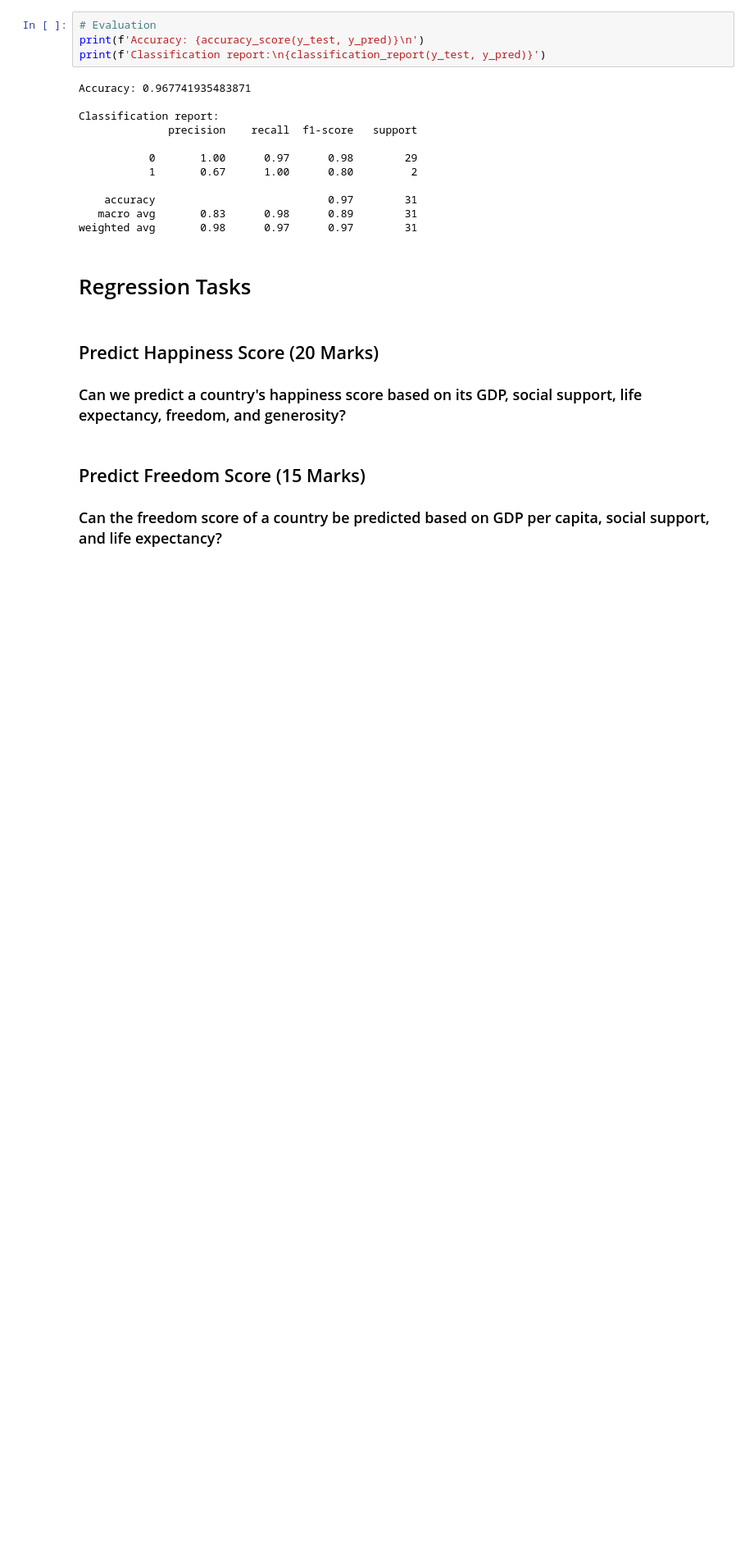
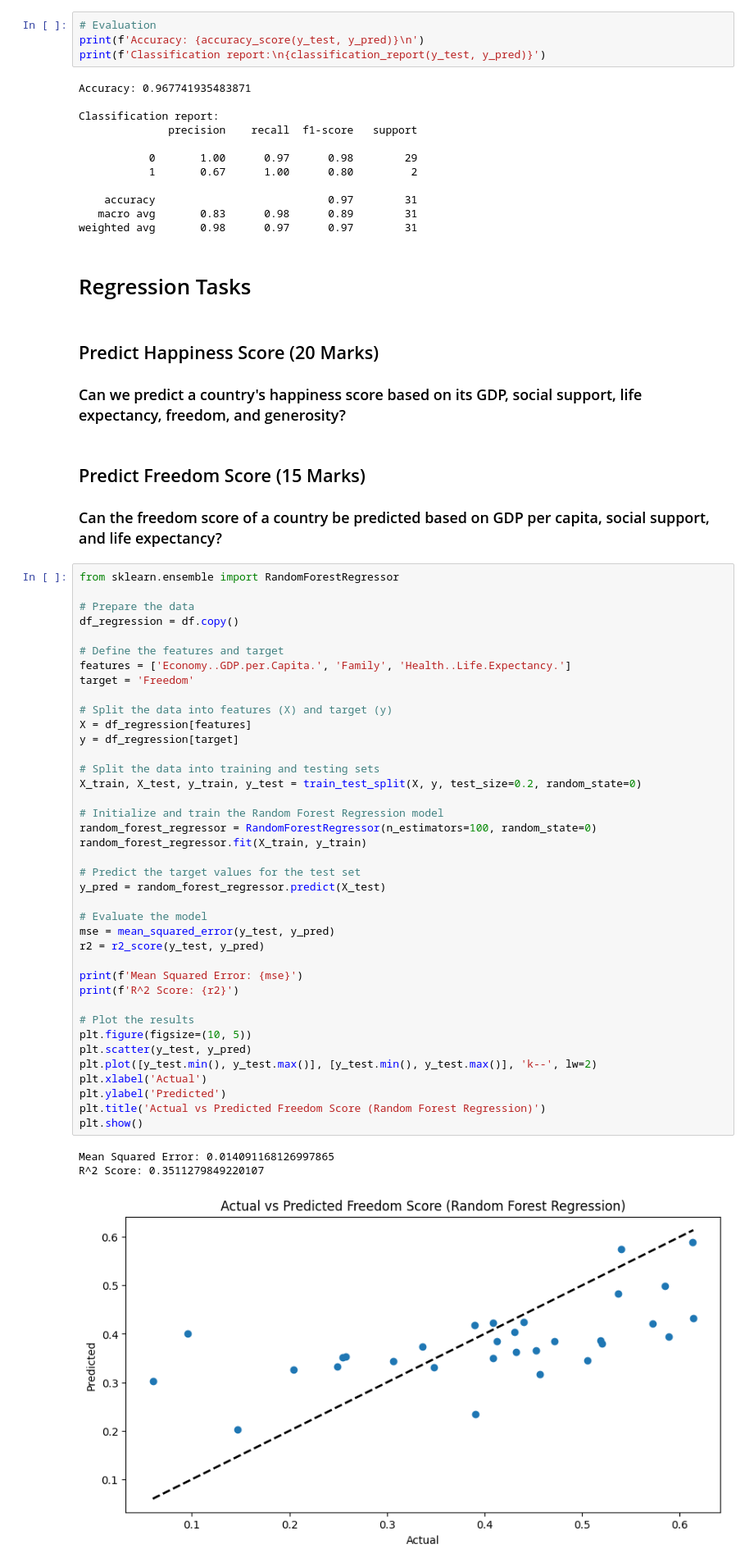
Before and after one commit to Vovegog/IBE400---Group-Project, a Jupyter notebook: groupProject.ipynb, the cells around one changed output. Shown at 82% size. Cells and saved outputs as stored; diff of their text form; blank space fills up the shorter version.

Commit message:
predict freedom score whitout eda

```diff
--- a/groupProject.ipynb
+++ b/groupProject.ipynb
@@ -305,3 +305,46 @@ weighted avg       0.98      0.97      0.97        31
 ## Predict Freedom Score (15 Marks)
 
 ### Can the freedom score of a country be predicted based on GDP per capita, social support, and life expectancy?
+# %%
+from sklearn.ensemble import RandomForestRegressor
+
+# Prepare the data
+df_regression = df.copy()
+
+# Define the features and target
+features = ['Economy..GDP.per.Capita.', 'Family', 'Health..Life.Expectancy.']
+target = 'Freedom'
+
+# Split the data into features (X) and target (y)
+X = df_regression[features]
+y = df_regression[target]
+
+# Split the data into training and testing sets
+X_train, X_test, y_train, y_test = train_test_split(X, y, test_size=0.2, random_state=0)
+
+# Initialize and train the Random Forest Regression model
+random_forest_regressor = RandomForestRegressor(n_estimators=100, random_state=0)
+random_forest_regressor.fit(X_train, y_train)
+
+# Predict the target values for the test set
+y_pred = random_forest_regressor.predict(X_test)
+
+# Evaluate the model
+mse = mean_squared_error(y_test, y_pred)
+r2 = r2_score(y_test, y_pred)
+
+print(f'Mean Squared Error: {mse}')
+print(f'R^2 Score: {r2}')
+
+# Plot the results
+plt.figure(figsize=(10, 5))
+plt.scatter(y_test, y_pred)
+plt.plot([y_test.min(), y_test.max()], [y_test.min(), y_test.max()], 'k--', lw=2)
+plt.xlabel('Actual')
+plt.ylabel('Predicted')
+plt.title('Actual vs Predicted Freedom Score (Random Forest Regression)')
+plt.show()
+# %% [output]
+Mean Squared Error: 0.014091168126997865
+R^2 Score: 0.3511279849220107
+[figure, added]
```
